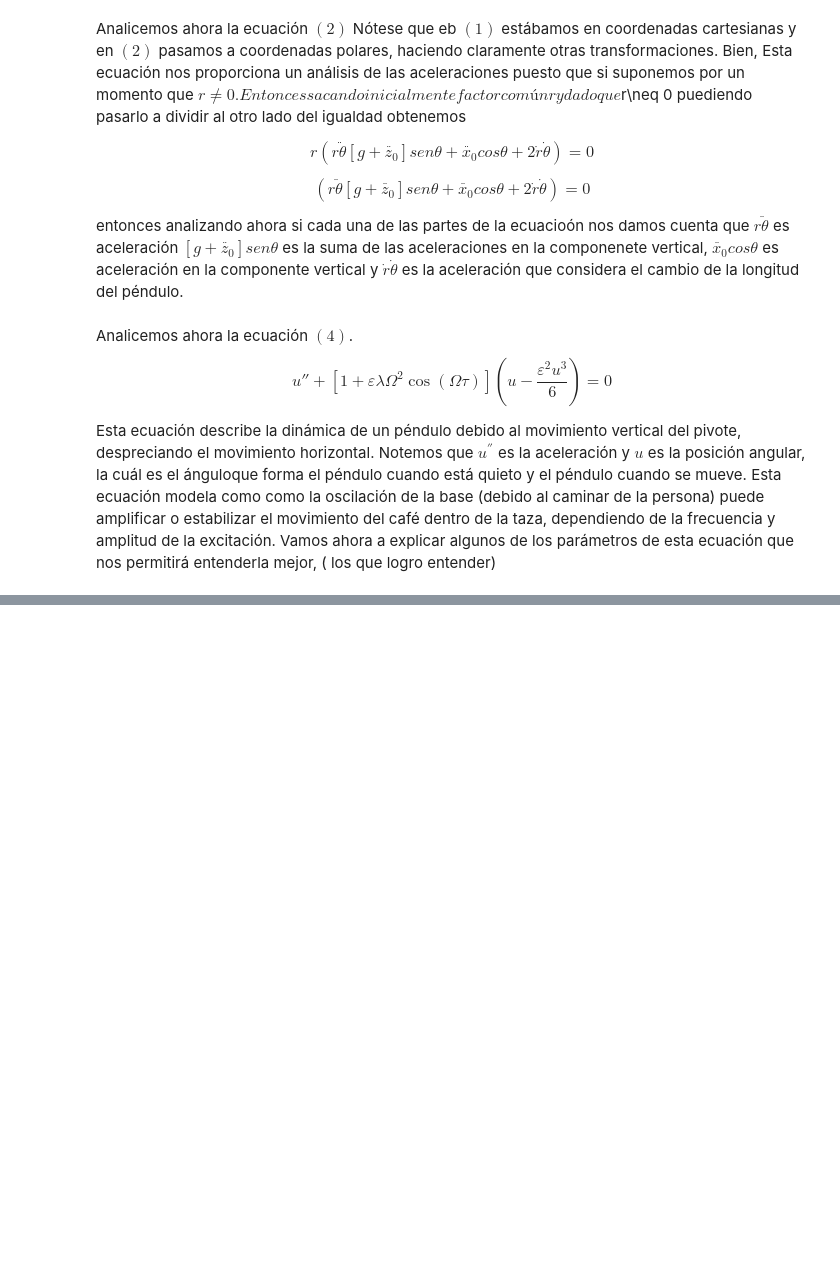
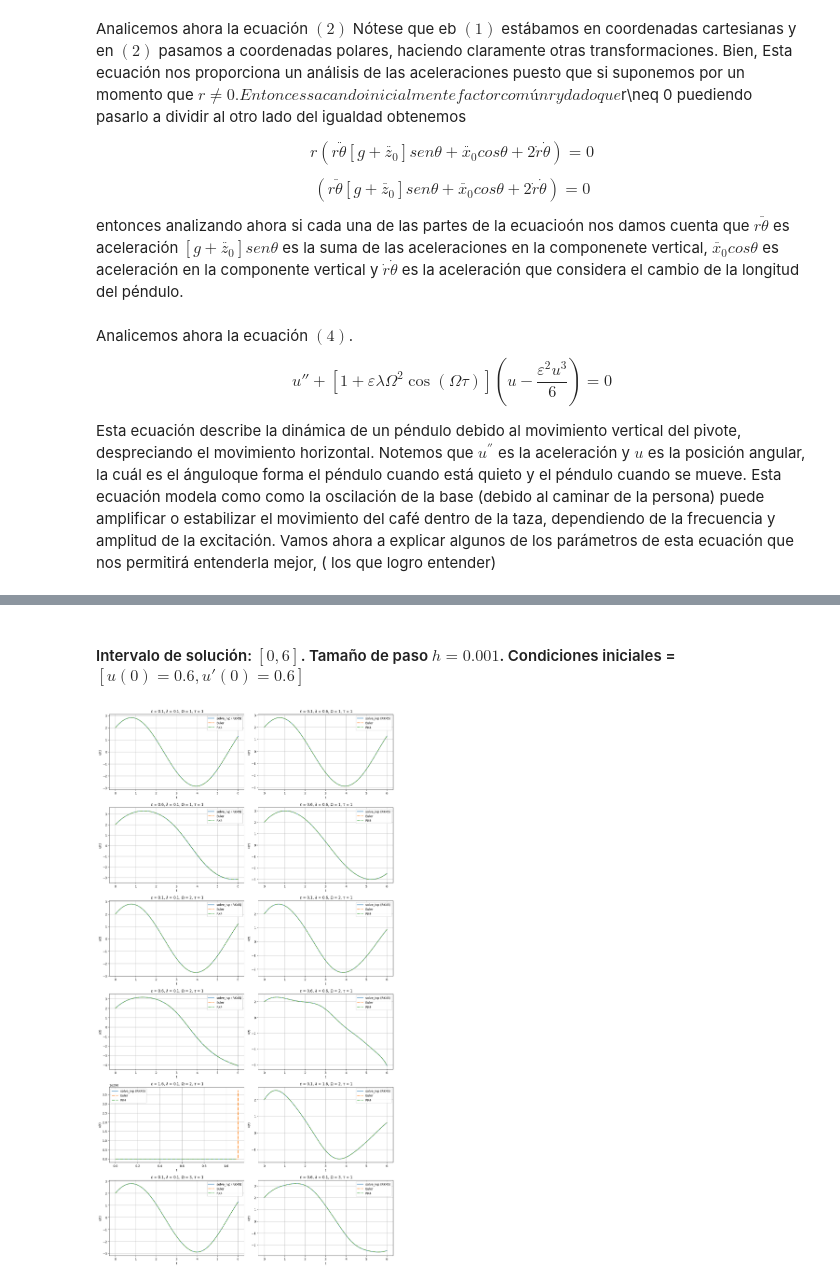
Before and after one commit to unalmedmathnum/Carvajal-Gallego-Quintero-TAREA-3, a Jupyter notebook: ODE.ipynb, the cells around one changed output, grey strips where cells are left out. Cells and saved outputs as stored; diff of their text form; code cells hidden in the pictures; blank space fills up the shorter version.

```diff
--- a/ODE.ipynb
+++ b/ODE.ipynb
@@ -349,0 +194,53 @@ plt.grid(True)
+# %% [markdown]
+#### Intervalo de solución: $[0,6]$. Tamaño de paso $h = 0.001$. Condiciones iniciales = $[u(0) = 0.6, u'(0) = 0.6]$
+# %%
+#Diccionario con parámetros varios
+tau = 1
+param_dict = {
+    1: (0.1, 0.1, 1, tau),
+    2: (0.1, 0.6, 1, tau),
+    3: (0.6, 0.1, 1, tau),
+    4: (0.6, 0.6, 1, tau),
+    5: (0.1, 0.1, 2, tau),
+    6: (0.1, 0.6, 2, tau),
+    7: (0.6, 0.1, 2, tau),
+    8: (0.6, 0.6, 2, tau),
+    9: (1.6, 0.1, 2, tau),
+    10: (0.1, 1.6, 2, tau),
+    11: (0.1, 0.1, 3, tau),
+    12: (0.6, 0.1, 3, tau),
+}
+
+#Intervalo, condiciones iniciales y tamaño de paso
+t_span = (0, 6)
+iv = [2, 2]
+h = 0.001
+
+plt.figure(figsize=(14, 30))
+
+for idx, (key, params) in enumerate(param_dict.items(), start=1):
+    #Solución con scipy
+    sol_ivp = solve_ivp(
+        slosh, t_span, iv, t_eval=np.arange(0, 6, h), args=params, method='RK45'
+    )
+
+    #Solución con Euler
+    t_euler, u_euler, v_euler = eulerex(lambda t, y: slosh(t, y, *params), 0, iv, 6, h)
+
+    #Solución con RK4
+    t_rk4, w_rk4 = RK4(lambda t, y: slosh(t, y, *params), 0, 6, 2, h, iv)
+
+    plt.subplot(7, 2, idx)
+    plt.plot(sol_ivp.t, sol_ivp.y[0], label='solve_ivp (RK45)', linestyle='-')
+    plt.plot(t_euler, u_euler, label='Euler', linestyle='-.')
+    plt.plot(t_rk4, w_rk4[0], label='RK4', linestyle='-.')
+    plt.title(rf' $\epsilon$ = {param_dict[key][0]}, $\lambda$ = {param_dict[key][1]}, $\Omega$ = {param_dict[key][2]}, $ \tau$ = {param_dict[key][3]}')
+    plt.xlabel('t')
+    plt.ylabel('u(t)')
+    plt.legend()
+    plt.grid(True)
+
+plt.tight_layout()
+plt.show()
+# %% [output]
+[figure, added]
```
Also changed, not shown: parts of 19 cells of this notebook, 6 other files.
